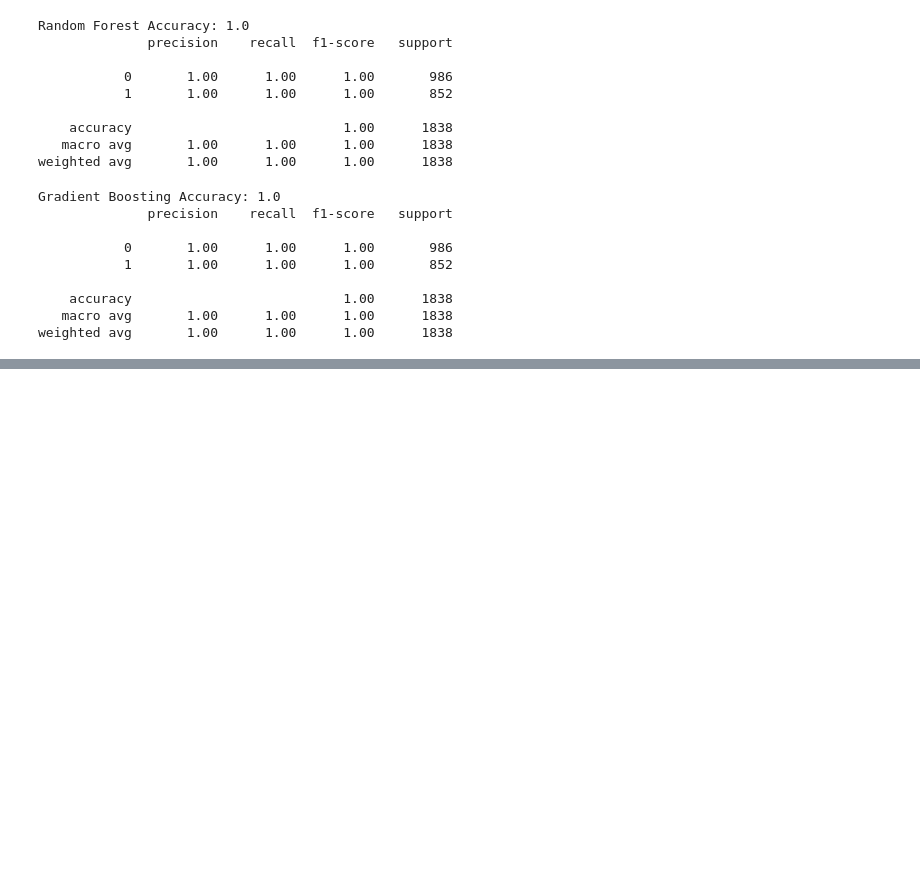
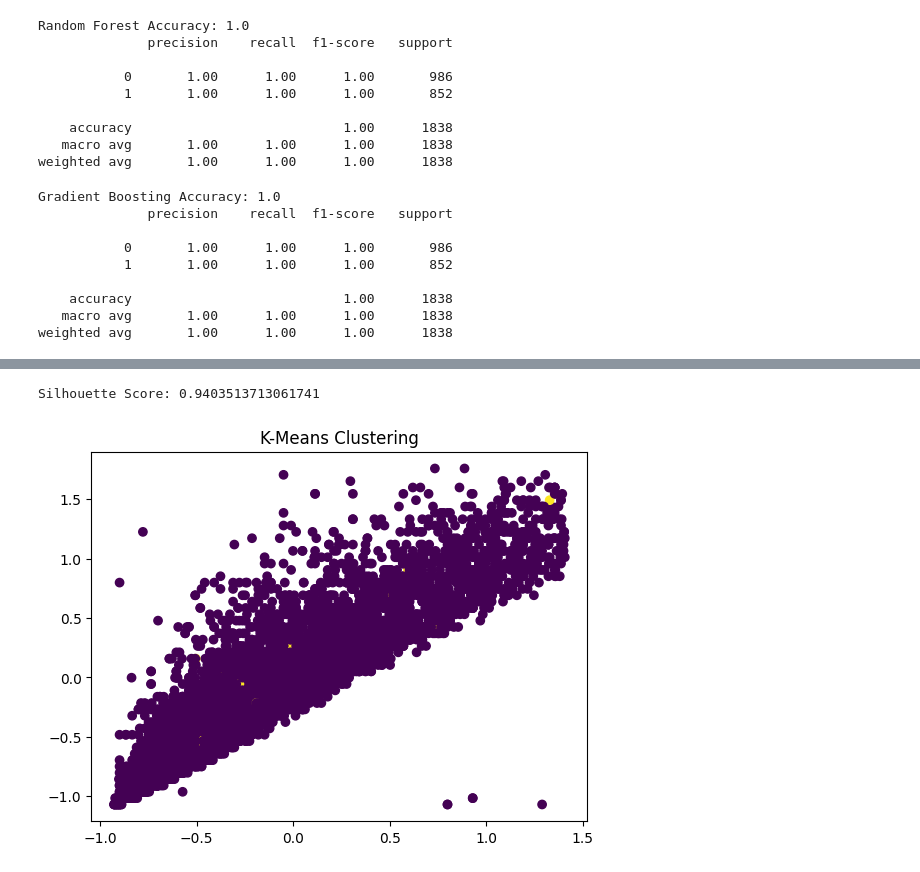
Before and after one commit to IachimCristian/DataScience, a Jupyter notebook: project.ipynb, the cells around one changed output, grey strips where cells are left out. Drawn from its saved outputs; the diff is of its cells as text; code cells hidden in the pictures; blank space fills up the shorter version.

```diff
--- a/project.ipynb
+++ b/project.ipynb
@@ -401,0 +440,23 @@ weighted avg       1.00      1.00      1.00      1838
+# %%
+from sklearn.cluster import KMeans
+from sklearn.metrics import silhouette_score, adjusted_rand_score
+import matplotlib.pyplot as plt
+
+# K-Means Clustering with 2 clusters
+kmeans = KMeans(n_clusters=2, random_state=42, n_init=10)
+kmeans.fit(X)
+
+# Cluster assignments
+labels = kmeans.labels_
+
+# Compute Silhouette Score
+silhouette = silhouette_score(X, labels)
+print(f"Silhouette Score: {silhouette}")
+
+# Plot the results
+plt.scatter(X[:, 0], X[:, 1], c=kmeans.labels_, cmap='viridis')
+plt.title("K-Means Clustering")
+plt.show()
+# %% [output]
+Silhouette Score: 0.9403513713061741
+[figure, added]
```
Also changed, not shown: parts of 1 cell of this notebook.
